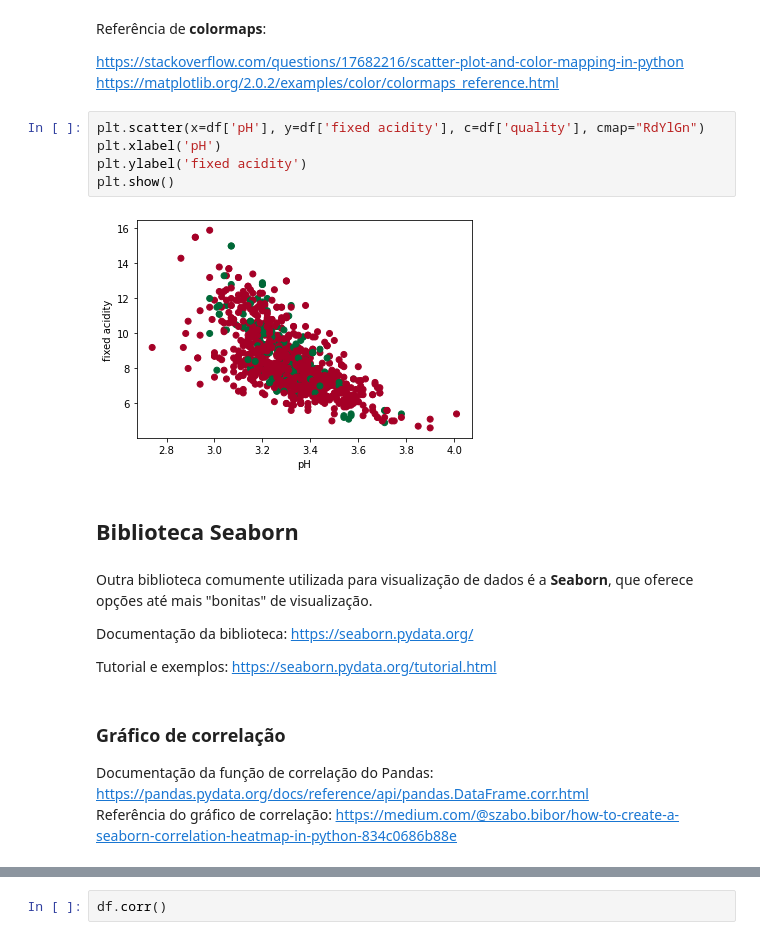
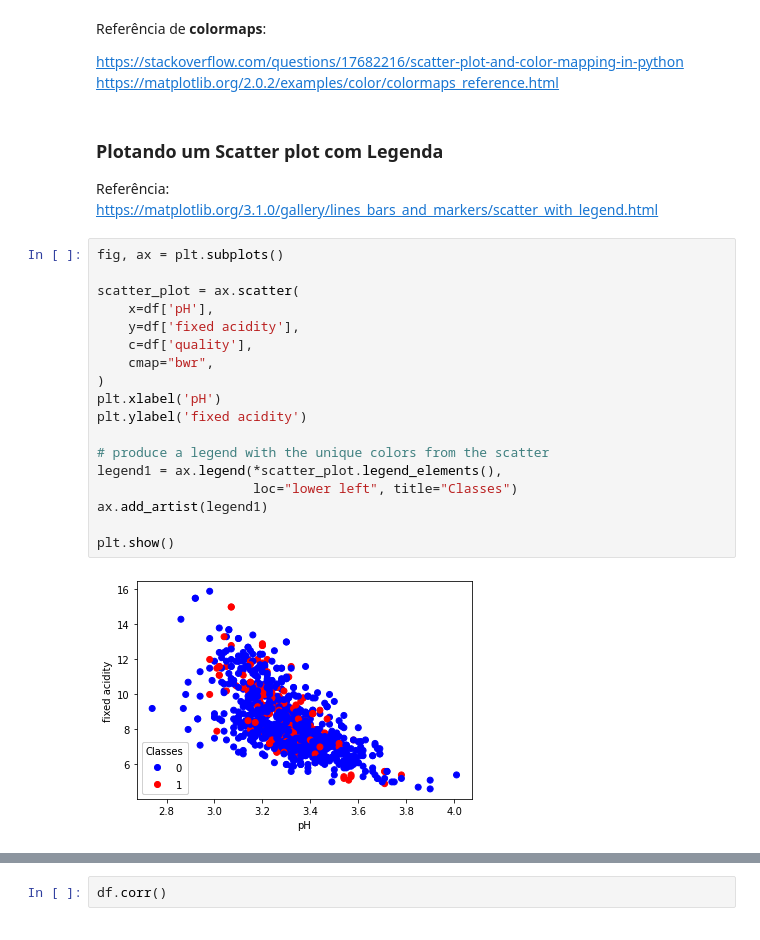
Before and after one commit to samirsaliba/competicao-vinho-minicurso, a Jupyter notebook: visualizacao_dados.ipynb, the cells around one changed output, grey strips where cells are left out. Cells and saved outputs as stored; diff of their text form.

```diff
--- a/visualizacao_dados.ipynb
+++ b/visualizacao_dados.ipynb
@@ -132,23 +132,27 @@ Referência de **colormaps**:
 
 https://stackoverflow.com/questions/17682216/scatter-plot-and-color-mapping-in-python
 https://matplotlib.org/2.0.2/examples/color/colormaps_reference.html
+# %% [markdown]
+### Plotando um Scatter plot com Legenda
+
+Referência: https://matplotlib.org/3.1.0/gallery/lines_bars_and_markers/scatter_with_legend.html
 # %%
-plt.scatter(x=df['pH'], y=df['fixed acidity'], c=df['quality'], cmap="RdYlGn")
+fig, ax = plt.subplots()
+
+scatter_plot = ax.scatter(
+    x=df['pH'],
+    y=df['fixed acidity'],
+    c=df['quality'],
+    cmap="bwr",
+)
 plt.xlabel('pH')
 plt.ylabel('fixed acidity')
+
+# produce a legend with the unique colors from the scatter
+legend1 = ax.legend(*scatter_plot.legend_elements(),
+                    loc="lower left", title="Classes")
+ax.add_artist(legend1)
+
 plt.show()
 # %% [output]
-[figure, old version]
+[figure, new version]
-# %% [markdown]
-## Biblioteca Seaborn
-# %% [markdown]
-Outra biblioteca comumente utilizada para visualização de dados é a **Seaborn**, que oferece opções até mais "bonitas" de visualização.
-
-Documentação da biblioteca: https://seaborn.pydata.org/
-
-Tutorial e exemplos: https://seaborn.pydata.org/tutorial.html
-# %% [markdown]
-### Gráfico de correlação
-
-Documentação da função de correlação do Pandas: https://pandas.pydata.org/docs/reference/api/pandas.DataFrame.corr.html
-Referência do gráfico de correlação: https://medium.com/@szabo.bibor/how-to-create-a-seaborn-correlation-heatmap-in-python-834c0686b88e
```
Also changed, not shown: parts of 28 cells of this notebook, 1 other file.
